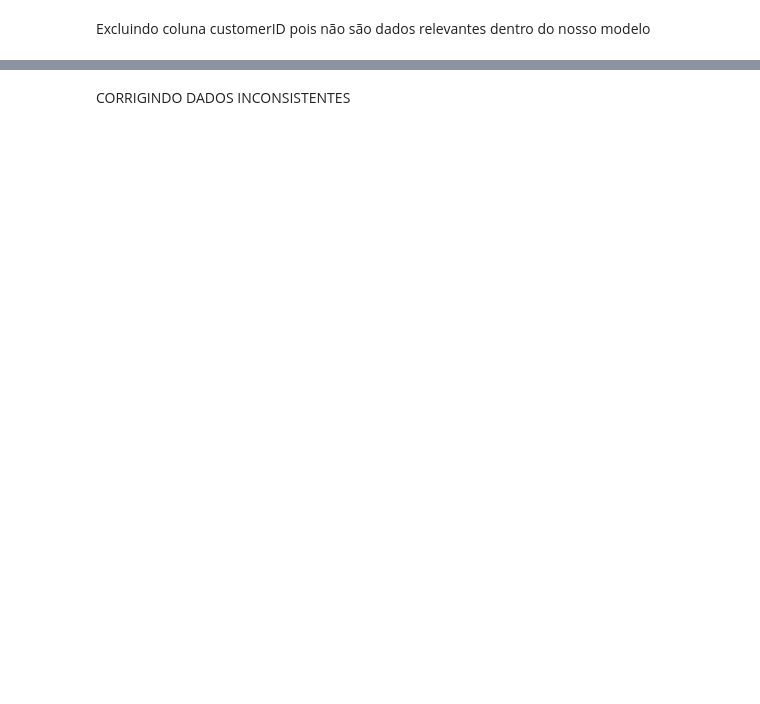
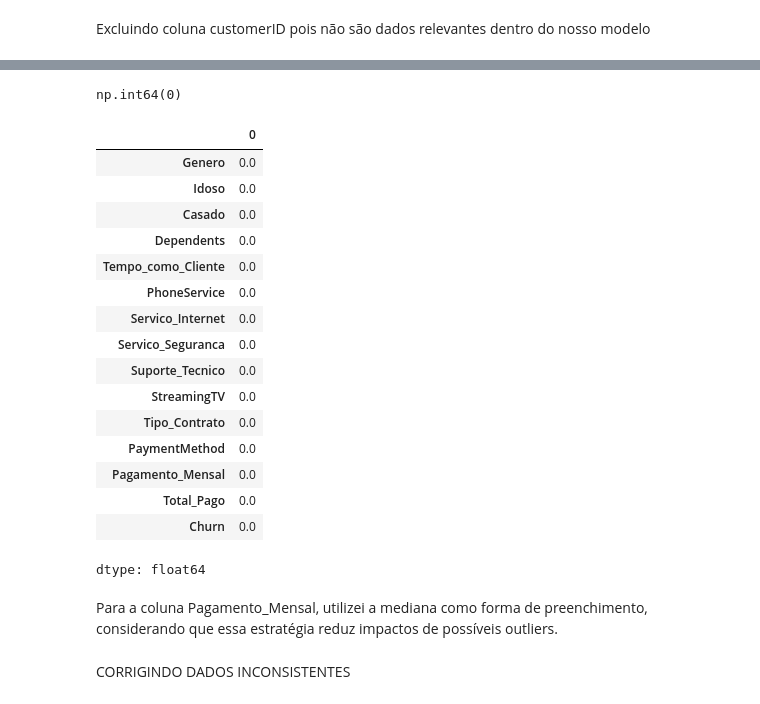
Before and after one commit to Kethellem/cursopython, a Jupyter notebook: PreProcessamentoDados.ipynb, the cells around one changed output, grey strips where cells are left out. Drawn from its saved outputs; the diff is of its cells as text; code cells hidden in the pictures; blank space fills up the shorter version.

```diff
--- a/PreProcessamentoDados.ipynb
+++ b/PreProcessamentoDados.ipynb
@@ -138,0 +191,4 @@ Excluindo coluna customerID pois não são dados relevantes dentro do nosso mode
+# %%
+mediana_Pagamento_Mensal = df['Pagamento_Mensal'].median()
+# Substituindo os valores faltantes na coluna de Pagamento Mensal
+df['Pagamento_Mensal'].fillna(mediana_Pagamento_Mensal, inplace=True)
@@ -139 +202,28 @@ Excluindo coluna customerID pois não são dados relevantes dentro do nosso mode
+# %%
+df['Pagamento_Mensal'].isnull().sum()
+# %% [output]
+np.int64(0)
+# %%
+# Verificando colunas se ainda possui dados faltantes
+(df.isnull().sum() / len(df)) * 100
+# %% [output]
+|  | 0 |
+| Genero | 0.0 |
+| Idoso | 0.0 |
+| Casado | 0.0 |
+| Dependents | 0.0 |
+| Tempo_como_Cliente | 0.0 |
+| PhoneService | 0.0 |
+| Servico_Internet | 0.0 |
+| Servico_Seguranca | 0.0 |
+| Suporte_Tecnico | 0.0 |
+| StreamingTV | 0.0 |
+| Tipo_Contrato | 0.0 |
+| PaymentMethod | 0.0 |
+| Pagamento_Mensal | 0.0 |
+| Total_Pago | 0.0 |
+| Churn | 0.0 |
+dtype: float64
+# %% [markdown]
+Para a coluna Pagamento_Mensal, utilizei a mediana como forma de preenchimento, considerando que essa estratégia reduz impactos de possíveis outliers.
 # %% [markdown]
```
Also changed, not shown: parts of 15 cells of this notebook.
